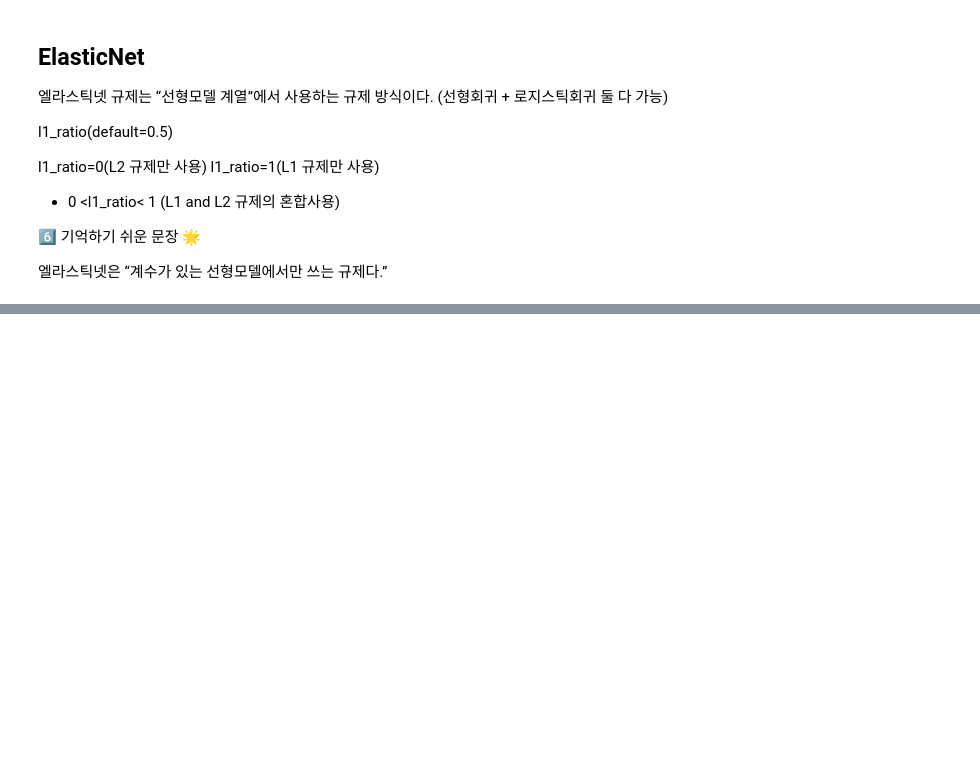
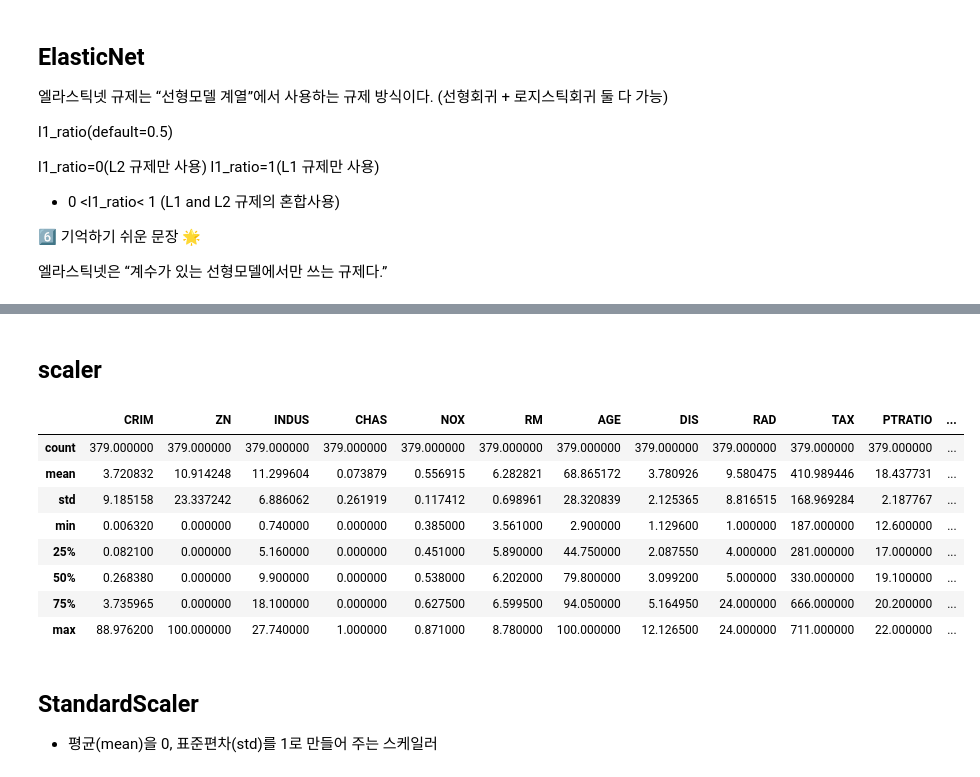
Before and after one commit to EverJoyyyL20/sesac_ML_workspace, a Jupyter notebook: regression.ipynb, the cells around one changed output, grey strips where cells are left out. Drawn from its saved outputs; the diff is of its cells as text; code cells hidden in the pictures; blank space fills up the shorter version.

```diff
--- a/regression.ipynb
+++ b/regression.ipynb
@@ -795,0 +822,19 @@ elasticnet_20.fit(x_train,y_train)
+# %% [markdown]
+## scaler
+# %%
+from sklearn.preprocessing import StandardScaler,MinMaxScaler,RobustScaler
+
+x_train.describe()
+# %% [output]
+|  | CRIM | ZN | INDUS | CHAS | NOX | RM | AGE | DIS | RAD | TAX | PTRATIO | ... |
+| count | 379.000000 | 379.000000 | 379.000000 | 379.000000 | 379.000000 | 379.000000 | 379.000000 | 379.000000 | 379.000000 | 379.000000 | 379.000000 | ... |
+| mean | 3.720832 | 10.914248 | 11.299604 | 0.073879 | 0.556915 | 6.282821 | 68.865172 | 3.780926 | 9.580475 | 410.989446 | 18.437731 | ... |
+| std | 9.185158 | 23.337242 | 6.886062 | 0.261919 | 0.117412 | 0.698961 | 28.320839 | 2.125365 | 8.816515 | 168.969284 | 2.187767 | ... |
+| min | 0.006320 | 0.000000 | 0.740000 | 0.000000 | 0.385000 | 3.561000 | 2.900000 | 1.129600 | 1.000000 | 187.000000 | 12.600000 | ... |
+| 25% | 0.082100 | 0.000000 | 5.160000 | 0.000000 | 0.451000 | 5.890000 | 44.750000 | 2.087550 | 4.000000 | 281.000000 | 17.000000 | ... |
+| 50% | 0.268380 | 0.000000 | 9.900000 | 0.000000 | 0.538000 | 6.202000 | 79.800000 | 3.099200 | 5.000000 | 330.000000 | 19.100000 | ... |
+| 75% | 3.735965 | 0.000000 | 18.100000 | 0.000000 | 0.627500 | 6.599500 | 94.050000 | 5.164950 | 24.000000 | 666.000000 | 20.200000 | ... |
+| max | 88.976200 | 100.000000 | 27.740000 | 1.000000 | 0.871000 | 8.780000 | 100.000000 | 12.126500 | 24.000000 | 711.000000 | 22.000000 | ... |
+# %% [markdown]
+## StandardScaler
+- 평균(mean)을 0, 표준편차(std)를 1로 만들어 주는 스케일러
```
Also changed, not shown: parts of 31 cells of this notebook.
